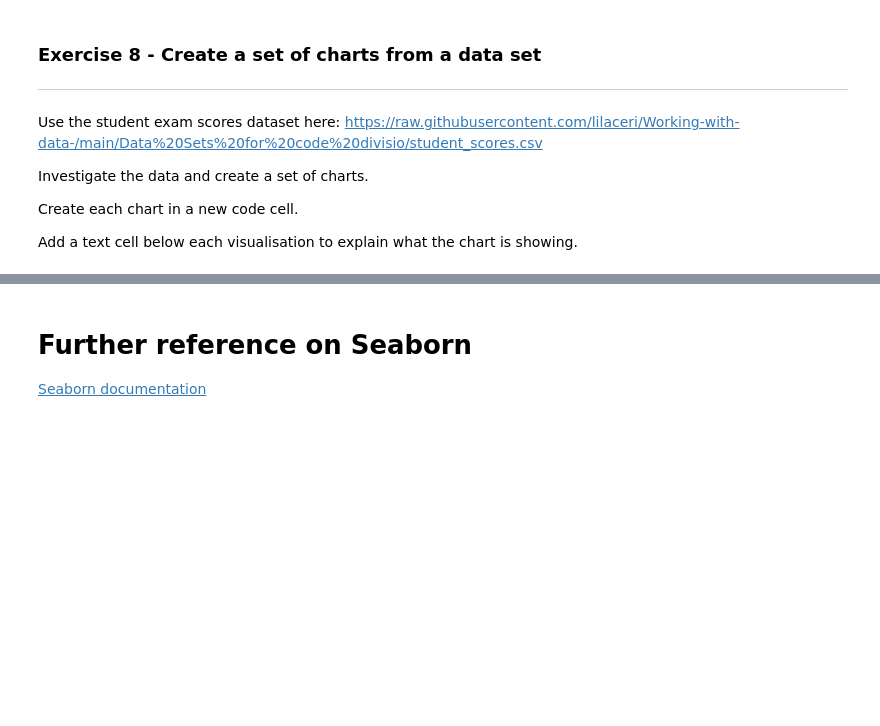
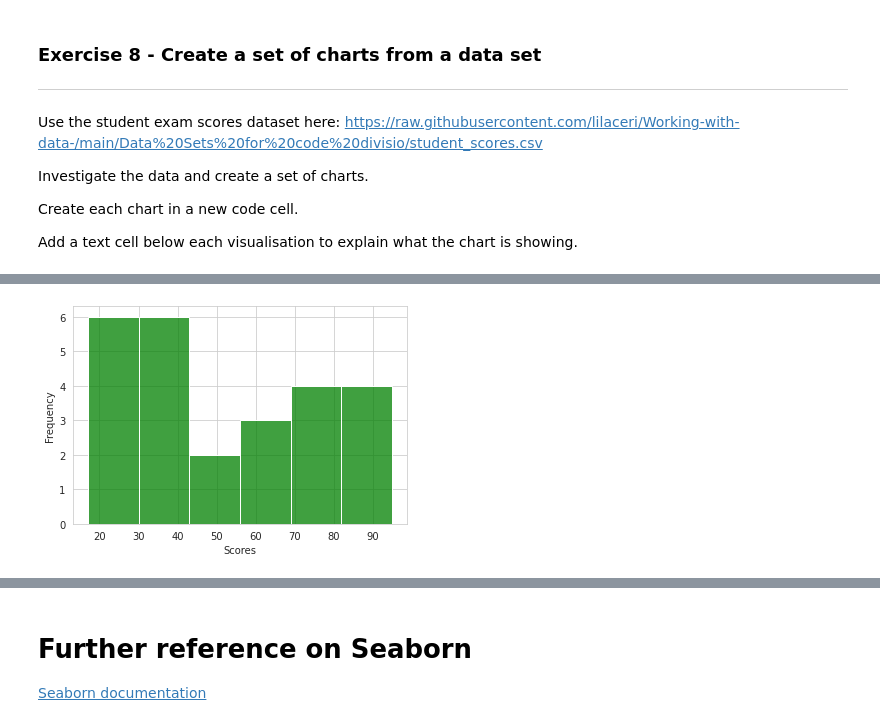
Before and after one commit to nacarvalentina/python-fundamentals, a Jupyter notebook: VN_7_2_Visualisation_with_Seaborn.ipynb, the cells around one changed output, grey strips where cells are left out. Drawn from its saved outputs; the diff is of its cells as text; code cells hidden in the pictures; blank space fills up the shorter version.

```diff
--- a/VN_7_2_Visualisation_with_Seaborn.ipynb
+++ b/VN_7_2_Visualisation_with_Seaborn.ipynb
@@ -299,0 +317,15 @@ Add a text cell below each visualisation to explain what the chart is showing.
+# %%
+
+def charts(df):
+#Histogram scores
+  y=df["Scores"]
+  labels=['Scores']
+  chart = sns.histplot(data=y,color="green")
+  chart.set_xlabel('Scores')
+  chart.set_ylabel('Frequency')
+# program starts here
+url = "https://raw.githubusercontent.com/lilaceri/Working-with-data-/main/Data%20Sets%20for%20code%20divisio/student_scores.csv"
+df = pd.read_csv(url)
+charts(df)
+# %% [output]
+[figure, added]
```
Also changed, not shown: parts of 2 cells of this notebook.
